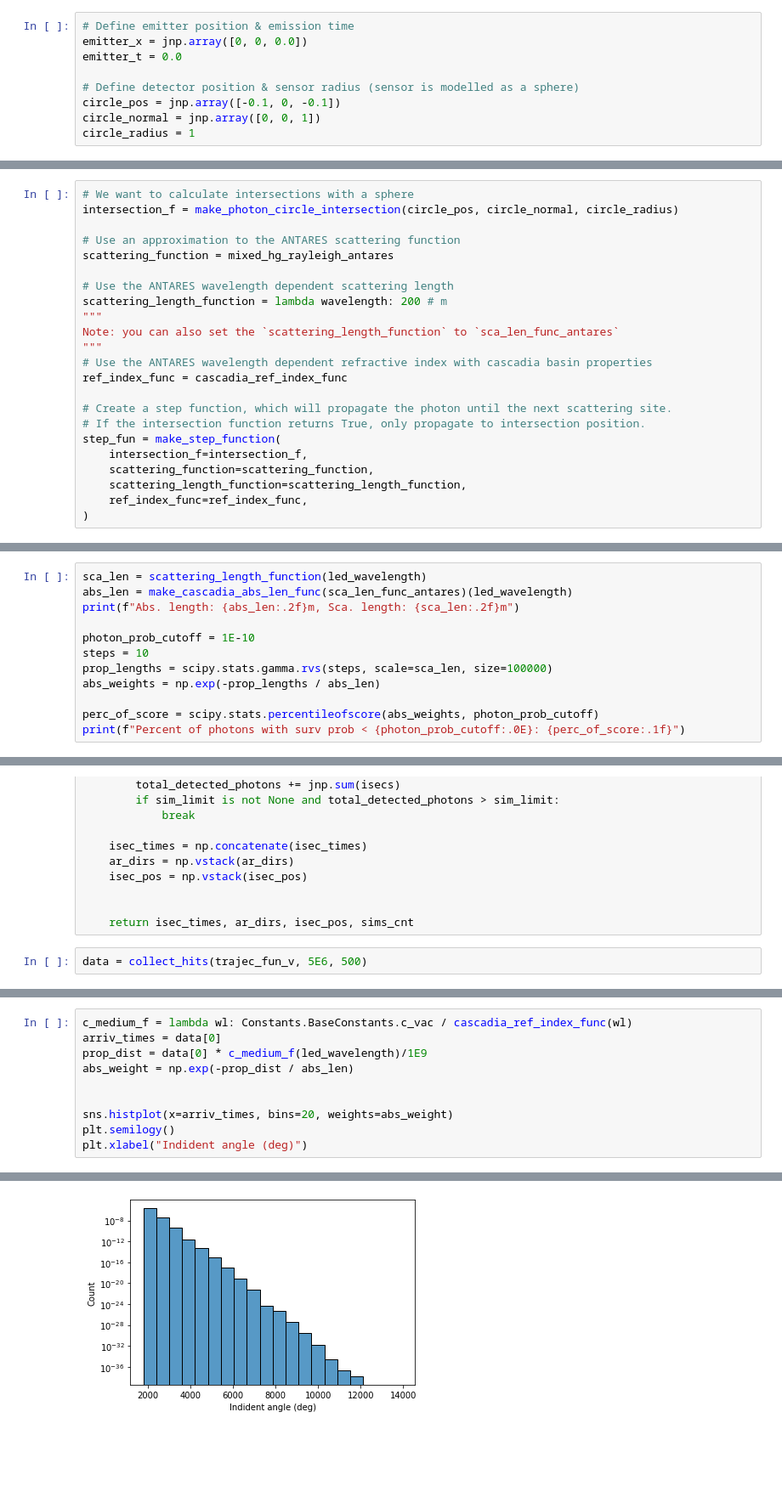
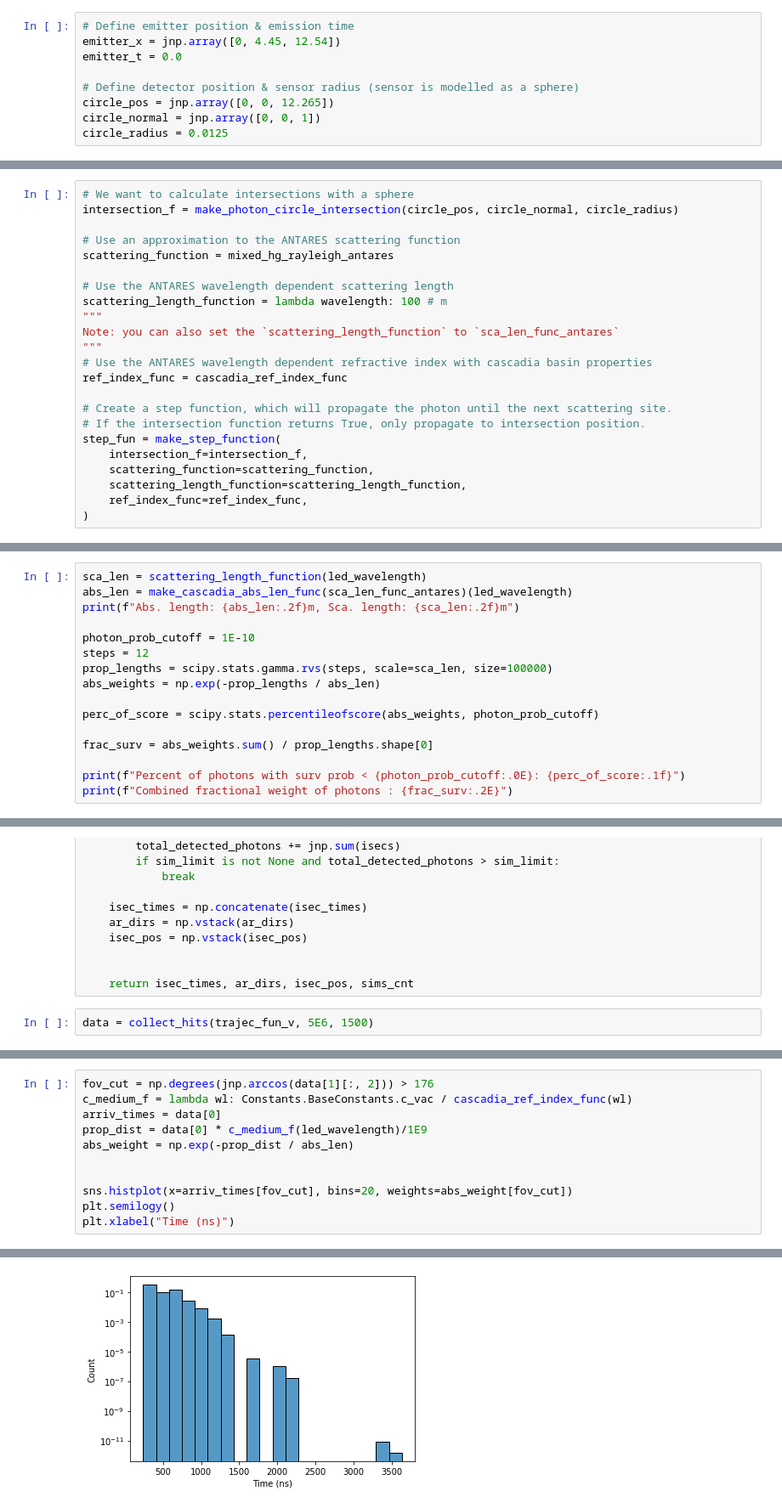
Before and after one commit to pone-software/hyperion, a Jupyter notebook: examples/photon_propagation_lidar.ipynb, the cells around one changed output, grey strips where cells are left out. Shown at 85% size. Saved outputs shown, nothing was run; the diff lists cells and outputs as text; blank space fills up the shorter version.

```diff
--- a/examples/photon_propagation_lidar.ipynb
+++ b/examples/photon_propagation_lidar.ipynb
@@ -43,13 +43,13 @@ import scipy.stats
 ### Set detector parameters
 # %%
 # Define emitter position & emission time
-emitter_x = jnp.array([0, 0, 0.0])
+emitter_x = jnp.array([0, 4.45, 12.54])
 emitter_t = 0.0
 
 # Define detector position & sensor radius (sensor is modelled as a sphere)
-circle_pos = jnp.array([-0.1, 0, -0.1])
+circle_pos = jnp.array([0, 0, 12.265])
 circle_normal = jnp.array([0, 0, 1])
-circle_radius = 1
+circle_radius = 0.0125
 # %% [markdown]
 ### Create Photon Initializers
 Now setup the photon state initializers. We will use a function that injects photons at a fixed position and time and samples the direction and wavelength.
@@ -76,7 +76,7 @@ intersection_f = make_photon_circle_intersection(circle_pos, circle_normal, circ
 scattering_function = mixed_hg_rayleigh_antares
 
 # Use the ANTARES wavelength dependent scattering length
-scattering_length_function = lambda wavelength: 200 # m
+scattering_length_function = lambda wavelength: 100 # m
 """
 Note: you can also set the `scattering_length_function` to `sca_len_func_antares`
 """
@@ -101,10 +101,14 @@ abs_len = make_cascadia_abs_len_func(sca_len_func_antares)(led_wavelength)
 print(f"Abs. length: {abs_len:.2f}m, Sca. length: {sca_len:.2f}m")
 
 photon_prob_cutoff = 1E-10
-steps = 10
+steps = 12
 prop_lengths = scipy.stats.gamma.rvs(steps, scale=sca_len, size=100000)
 abs_weights = np.exp(-prop_lengths / abs_len)
 
 perc_of_score = scipy.stats.percentileofscore(abs_weights, photon_prob_cutoff)
+
+frac_surv = abs_weights.sum() / prop_lengths.shape[0]
+
 print(f"Percent of photons with surv prob < {photon_prob_cutoff:.0E}: {perc_of_score:.1f}")
+print(f"Combined fractional weight of photons : {frac_surv:.2E}")
 # %% [output]
@@ -160,4 +220,4 @@ def collect_hits(traj_func, nphotons, nsims, seed=0, sim_limit=1e7):
 
     return isec_times, ar_dirs, isec_pos, sims_cnt
 # %%
-data = collect_hits(trajec_fun_v, 5E6, 500)
+data = collect_hits(trajec_fun_v, 5E6, 1500)
@@ -164,11 +229,12 @@ data = collect_hits(trajec_fun_v, 5E6, 500)
 # %%
+fov_cut = np.degrees(jnp.arccos(data[1][:, 2])) > 176
 c_medium_f = lambda wl: Constants.BaseConstants.c_vac / cascadia_ref_index_func(wl)
 arriv_times = data[0]
 prop_dist = data[0] * c_medium_f(led_wavelength)/1E9
 abs_weight = np.exp(-prop_dist / abs_len)
 
 
-sns.histplot(x=arriv_times, bins=20, weights=abs_weight)
+sns.histplot(x=arriv_times[fov_cut], bins=20, weights=abs_weight[fov_cut])
 plt.semilogy()
-plt.xlabel("Indident angle (deg)")
+plt.xlabel("Time (ns)")
 # %% [output]
@@ -176,4 +242,4 @@ Text(0.5, 0, 'Indident angle (deg)')
-[figure, old version]
+[figure, new version]
 # %%
 laser_theta = np.radians(5)
 
```
Also changed, not shown: parts of 10 cells of this notebook, 1 other file.
